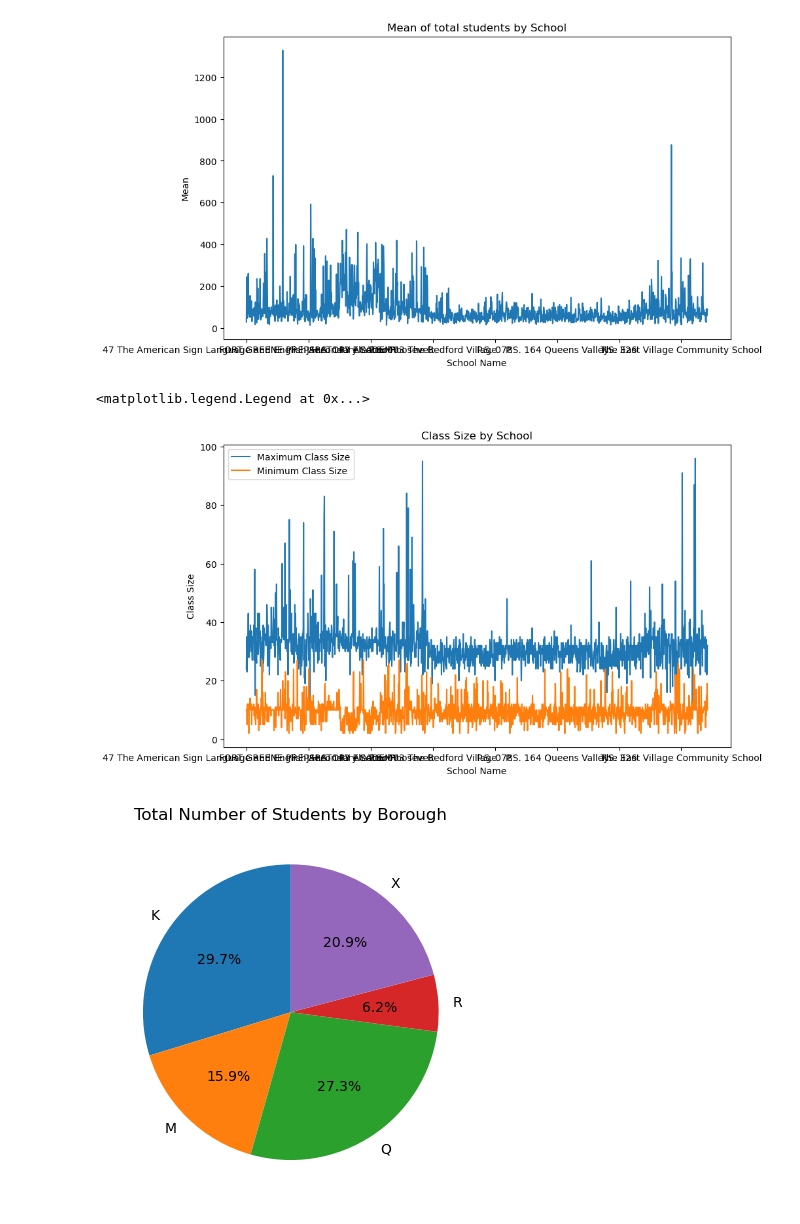
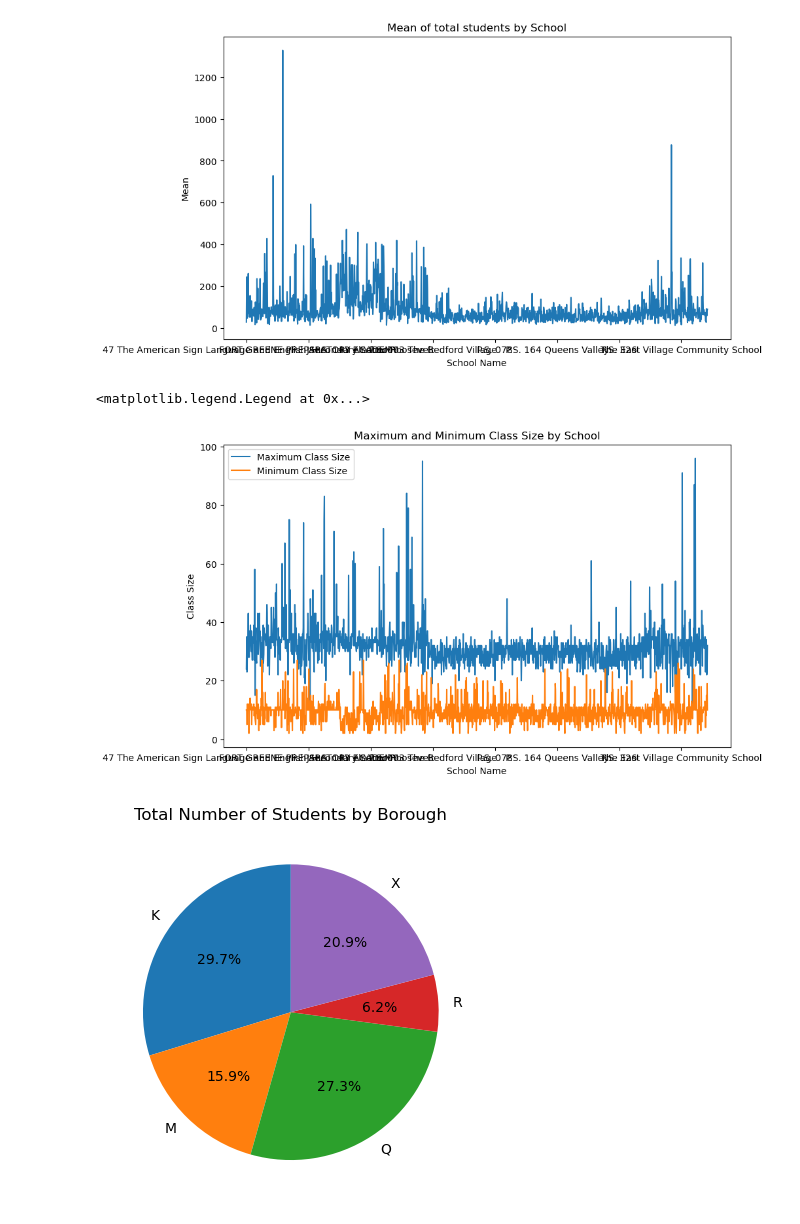
Before and after one commit to ShreyaJakharC/pythonPandasAnalysis, a Jupyter notebook: analysis.ipynb, the cells around one changed output. Saved outputs shown, nothing was run; the diff lists cells and outputs as text; code cells hidden in the pictures.

```diff
--- a/analysis.ipynb
+++ b/analysis.ipynb
@@ -224,19 +241,19 @@ plt.show()
 # %%
 
 minimum_class_size = df3.groupby('SCHOOL NAME')['SIZE OF SMALLEST CLASS'].min()
 maximum_class_size = df3.groupby('SCHOOL NAME')['SIZE OF LARGEST CLASS'].max()
 
 maximum_class_size.plot(kind='line', x='SCHOOL NAME', y='SIZE OF LARGEST CLASS', label='Maximum Class Size', figsize=(10, 6))
 minimum_class_size.plot(kind='line', x='SCHOOL NAME', y='SIZE OF SMALLEST CLASS', label='Minimum Class Size')
 
 # Add a title, x-axis label, y-axis label, and legend
-plt.title('Class Size by School')
+plt.title('Maximum and Minimum Class Size by School')
 plt.xlabel('School Name')
 plt.ylabel('Class Size')
 plt.legend()
 # %% [output]
 <matplotlib.legend.Legend at 0x...>
-[figure, old version]
+[figure, new version]
 # %%
 total_students_borough = df3.groupby('BOROUGH')['NUMBER OF STUDENTS'].sum()
 plt.pie(total_students_borough, labels=total_students_borough.index, autopct='%1.1f%%', startangle=90)
```
Also changed, not shown: parts of 2 cells of this notebook.
